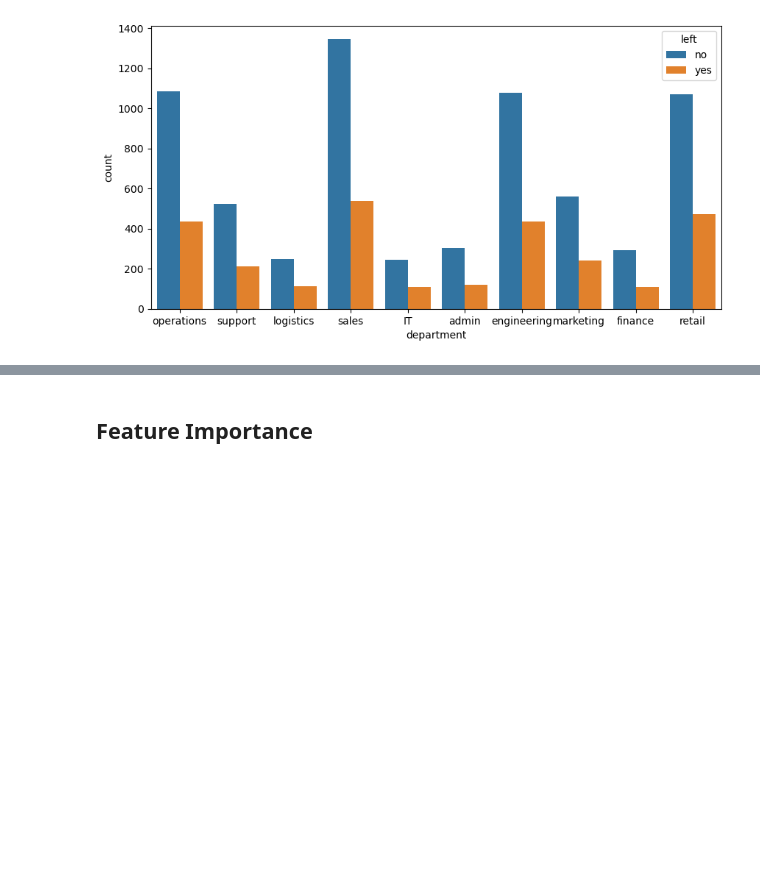
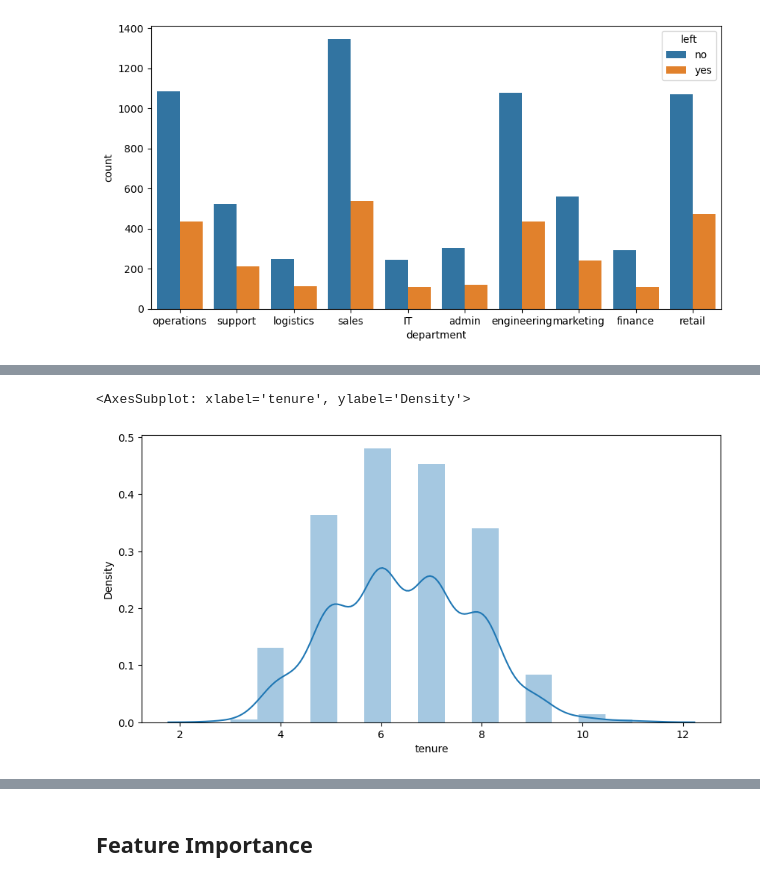
Before and after one commit to EslamMohamed95/employee-turnover, a Jupyter notebook: notebook.ipynb, the cells around one changed output, grey strips where cells are left out. Saved outputs shown, nothing was run; the diff lists cells and outputs as text; code cells hidden in the pictures; blank space fills up the shorter version.

```diff
--- a/notebook.ipynb
+++ b/notebook.ipynb
@@ -303,0 +274,7 @@ Name: left, dtype: float64
+# %%
+# Plot the distribution of the tenure variable
+plt.figure(figsize=(10, 5))
+sns.distplot(df_finance['tenure'])
+# %% [output]
+<AxesSubplot: xlabel='tenure', ylabel='Density'>
+[figure, added]
```
Also changed, not shown: parts of 20 cells of this notebook, 2 other files.
